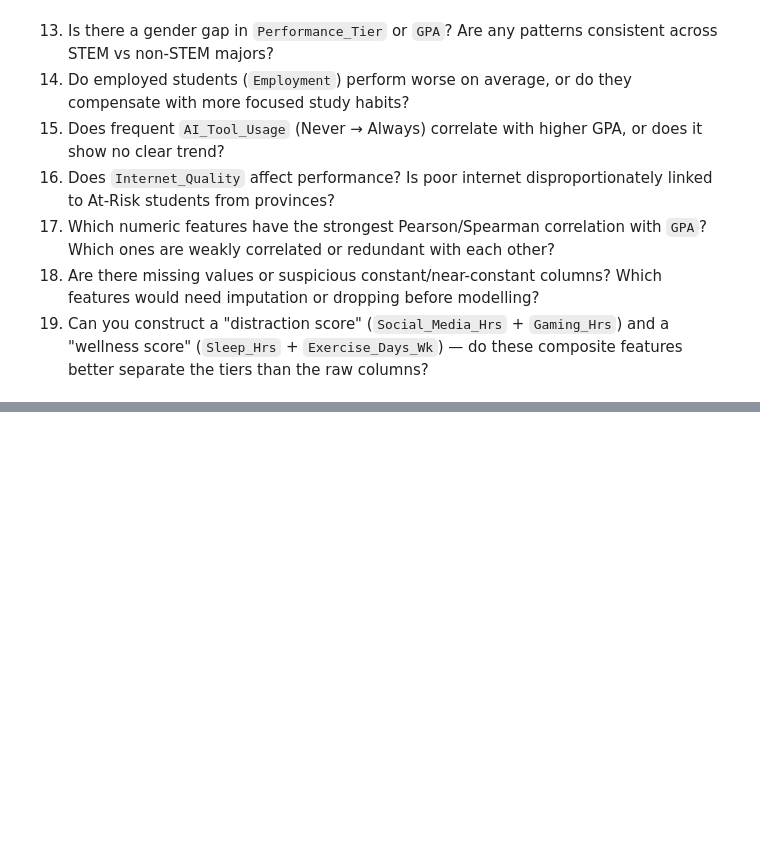
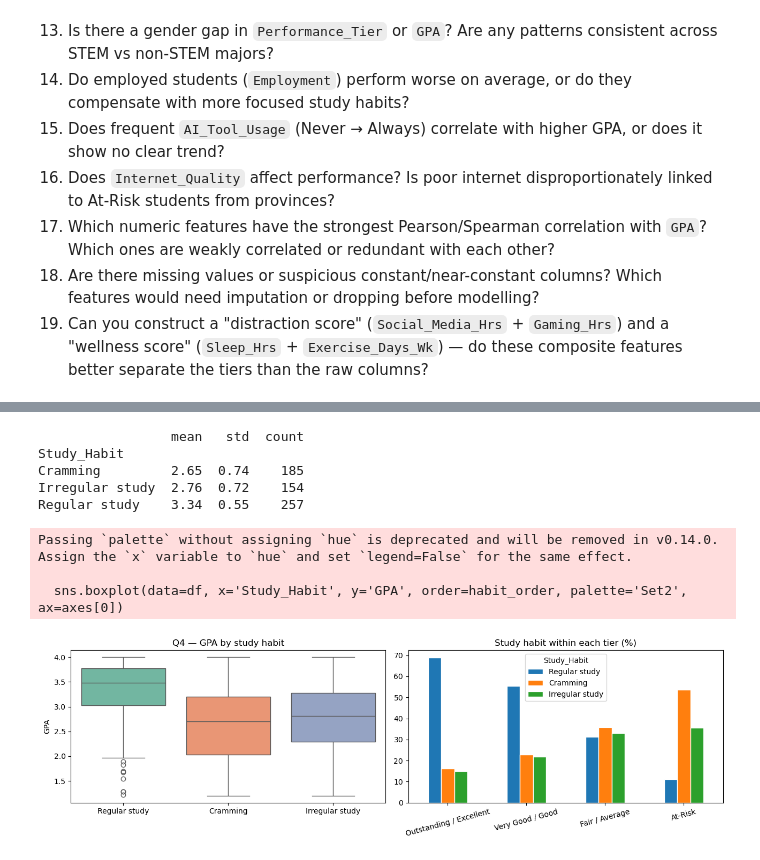
Before and after one commit to Superkai017/Academic-Predictor-machine-based-on-performance-, a Jupyter notebook: notebook/eda.ipynb, the cells around one changed output, grey strips where cells are left out. Cells and saved outputs as stored; diff of their text form; code cells hidden in the pictures; blank space fills up the shorter version.

```diff
--- a/notebook/eda.ipynb
+++ b/notebook/eda.ipynb
@@ -22,0 +123,24 @@
+# %%
+habit_order = ['Regular study', 'Cramming', 'Irregular study']
+print(df.groupby('Study_Habit')['GPA'].agg(['mean','std','count']).round(2))
+
+fig, axes = plt.subplots(1, 2, figsize=(13, 4))
+sns.boxplot(data=df, x='Study_Habit', y='GPA', order=habit_order, palette='Set2', ax=axes[0])
+axes[0].set(title='Q4 — GPA by study habit', xlabel='')
+
+ct = pd.crosstab(df['Performance_Tier'], df['Study_Habit'], normalize='index') * 100
+ct[habit_order].reindex(TIER_ORDER).plot(kind='bar', ax=axes[1], edgecolor='white')
+axes[1].set(title='Study habit within each tier (%)', xlabel='')
+axes[1].tick_params(axis='x', rotation=15)
+
+plt.tight_layout(); plt.show()
+# %% [output]
+                 mean   std  count
+Study_Habit
+Cramming         2.65  0.74    185
+Irregular study  2.76  0.72    154
+Regular study    3.34  0.55    257
+Passing `palette` without assigning `hue` is deprecated and will be removed in v0.14.0. Assign the `x` variable to `hue` and set `legend=False` for the same effect.
+
+  sns.boxplot(data=df, x='Study_Habit', y='GPA', order=habit_order, palette='Set2', ax=axes[0])
+[figure, added]
```
Also changed, not shown: parts of 41 cells of this notebook.
